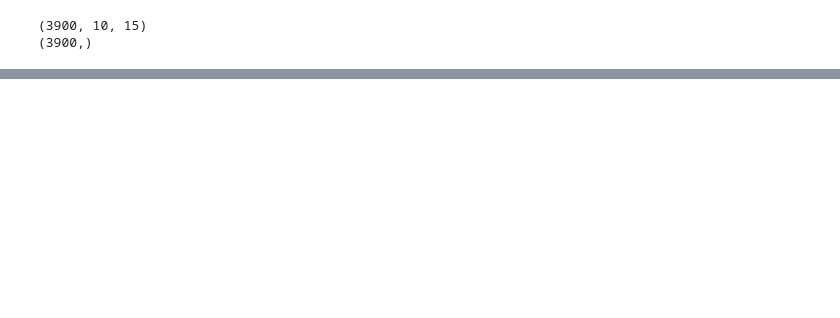
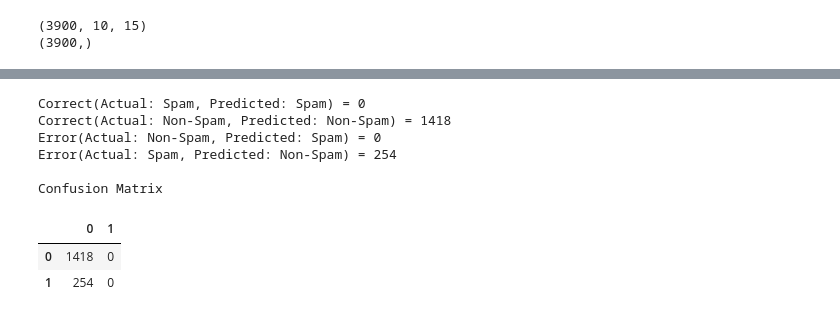
Before and after one commit to ROHIT779/ml-projects, a Jupyter notebook: sms-spam-classifier/sms_spam_classifier.ipynb, the cells around one changed output, grey strips where cells are left out. Saved outputs shown, nothing was run; the diff lists cells and outputs as text; code cells hidden in the pictures; blank space fills up the shorter version.

Commit message:
added classifier predictions

```diff
--- a/sms-spam-classifier/sms_spam_classifier.ipynb
+++ b/sms-spam-classifier/sms_spam_classifier.ipynb
@@ -391,0 +430,12 @@ plt.legend()
+# %%
+# Predictions for test data
+word_embeddings_test = get_word_embeddings(one_hot_map, best_model_weights_test)
+feature_words_test, target_labels_test = get_classifier_features_and_labels(X_test, y_test)
+feature_embedded_words_test, target_encoded_test = get_classifier_features_and_labels_encoded(feature_words_test, target_labels_test)
+print(feature_embedded_words_test.shape)
+print(target_encoded_test.shape)
+
+target_pred = classifier.predict(feature_embedded_words_test)
+target_pred_binary = [1 if x > 0.5 else 0 for x in target_pred]
+print(target_pred_binary)
+print(target_encoded_test)
@@ -391,0 +448,35 @@ plt.legend()
+# %%
+def get_result(target_pred_binary, target_encoded_test):
+  matches_1 = 0
+  matches_0 = 0
+  false_positives = 0
+  true_negatives = 0
+  for x in range(len(target_pred_binary)):
+    if(target_pred_binary[x] == target_encoded_test[x]):
+      if(target_pred_binary[x] == 1):
+        matches_1 += 1
+      elif(target_pred_binary[x] == 0):
+        matches_0 += 1
+    elif((target_pred_binary[x] == 1) and (target_encoded_test[x] == 0)):
+      false_positives += 1
+    elif((target_pred_binary[x] == 0) and (target_encoded_test[x] == 1)):
+      true_negatives += 1
+  print(f"Correct(Actual: Spam, Predicted: Spam) = {matches_1}")
+  print(f"Correct(Actual: Non-Spam, Predicted: Non-Spam) = {matches_0}")
+  print(f"Error(Actual: Non-Spam, Predicted: Spam) = {false_positives}")
+  print(f"Error(Actual: Spam, Predicted: Non-Spam) = {true_negatives}")
+  pivot_table = [[matches_0, false_positives], [true_negatives, matches_1]]
+  pivot_df = pd.DataFrame(pivot_table, columns = [0, 1], index = [0, 1])
+  print("\nConfusion Matrix")
+  return pivot_df
+get_result(target_pred_binary, target_encoded_test)
+# %% [output]
+Correct(Actual: Spam, Predicted: Spam) = 0
+Correct(Actual: Non-Spam, Predicted: Non-Spam) = 1418
+Error(Actual: Non-Spam, Predicted: Spam) = 0
+Error(Actual: Spam, Predicted: Non-Spam) = 254
+
+Confusion Matrix
+|  | 0 | 1 |
+| 0 | 1418 | 0 |
+| 1 | 254 | 0 |
```
Also changed, not shown: parts of 10 cells of this notebook.
